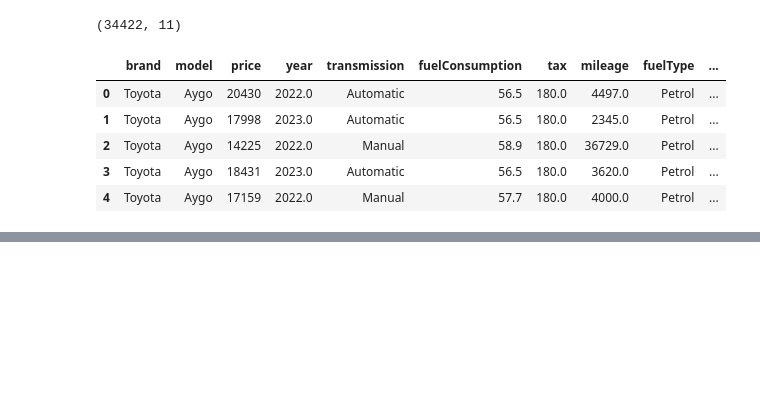
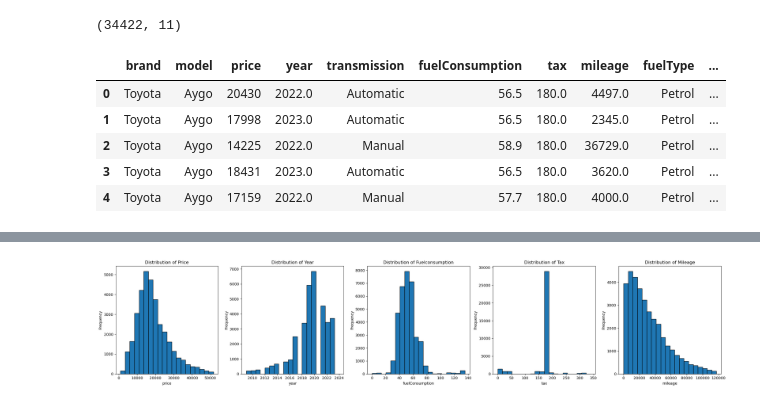
Before and after one commit to aykansandal/MDAProjekt, a Jupyter notebook: scrape.ipynb, the cells around one changed output, grey strips where cells are left out. Saved outputs shown, nothing was run; the diff lists cells and outputs as text; code cells hidden in the pictures; blank space fills up the shorter version.

Commit message:
Data exploration and visualization

```diff
--- a/scrape.ipynb
+++ b/scrape.ipynb
@@ -359,0 +374,20 @@ df.head()
+# %%
+import matplotlib.pyplot as plt
+
+# Numerische Spalten auswählen
+numerical_columns = ["price", "year", "fuelConsumption", "tax", "mileage"]
+
+# Subplots erstellen
+fig, axes = plt.subplots(nrows=1, ncols=len(numerical_columns), figsize=(24, 5))
+
+# Histogramme aufzeichnen
+for i, column in enumerate(numerical_columns):
+    df[column].plot(kind="hist", bins=20, edgecolor="black", ax=axes[i])
+    axes[i].set_title(f"Distribution of {column.capitalize()}")
+    axes[i].set_xlabel(column)
+    axes[i].set_ylabel("Frequency")
+
+plt.tight_layout()
+plt.show()
+# %% [output]
+[figure, added]
```
Also changed, not shown: parts of 7 cells of this notebook.
